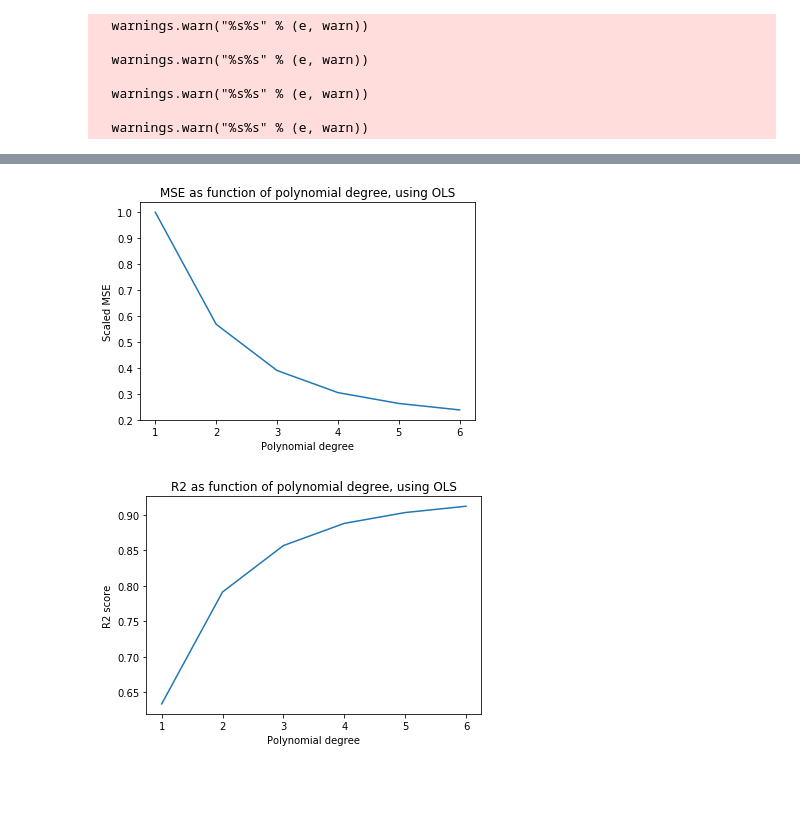
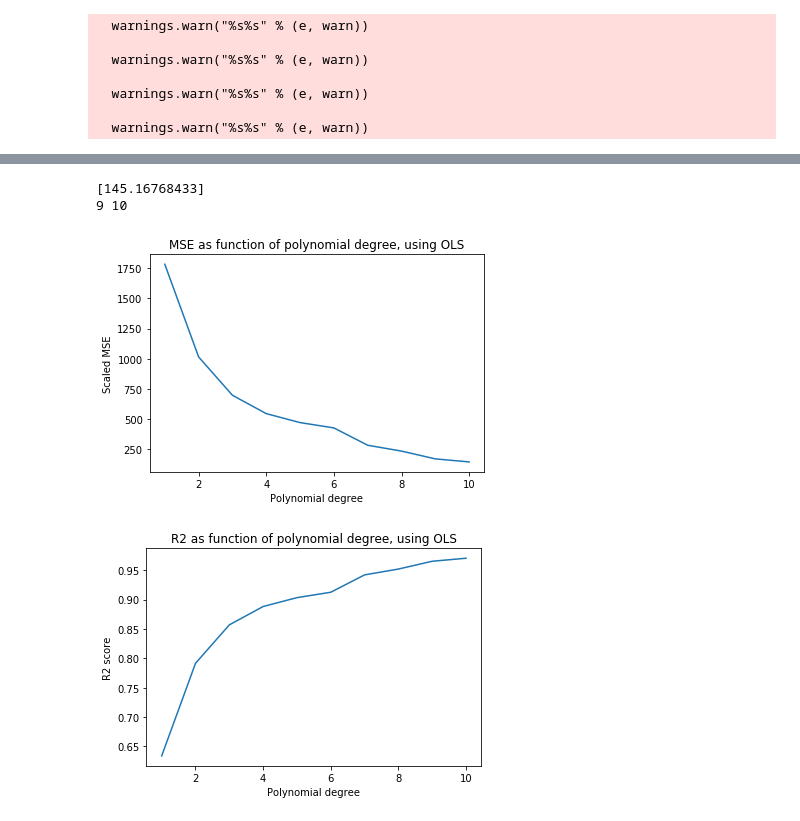
Before and after one commit to jkismul/MachineLearning, a Jupyter notebook: scr/code/project_1.ipynb, the cells around one changed output, grey strips where cells are left out. Drawn from its saved outputs; the diff is of its cells as text; code cells hidden in the pictures; blank space fills up the shorter version.

```diff
--- a/scr/code/project_1.ipynb
+++ b/scr/code/project_1.ipynb
@@ -170,7 +170,7 @@ def kFolds(X,z_n,k,_lambda,method,sigma):
             beta = ols_svd(X_train,z_train,_lambda,'ridge')
             beta_var=VarRidge_betas(X_train,_lambda,sigma)
         if method =='LASSO':
-            lassoing = Lasso(alpha=_lambda,fit_intercept=False, tol = 0.01, max_iter=100000)
+            lassoing = Lasso(alpha=_lambda,fit_intercept=False, tol = 0.01, max_iter=10000000)
             lassoing.fit(X_train,z_train)
             beta=lassoing.coef_
             beta_var=0.
@@ -801,10 +798,0 @@ NameError: name 'z_tilde' is not defined
-# %%
-mpd = 6
-noise_weight_terrain=0.
-mse_values_terr_test=np.zeros(mpd)
-r2_values_terr_test=np.zeros(mpd)
-for i in range(mpd):
-    print("Currently working on polynomial degree {}".format(i+1))
-    X_terr = Model(x_terr,y_terr,i+1)
-    mse_values_terr_test[i] = kFolds(X_terr,terra,k,_lambda,'ols',noise_weight_terrain)[0]
-    r2_values_terr_test[i] = kFolds(X_terr,terra,k,_lambda,'ols',noise_weight_terrain)[2]
@@ -817,0 +799,26 @@ Currently working on polynomial degree 6
+# %%
+    this line stops you from running this cell
+mpd = np.arange(1,11)
+
+noise_weight_terrain=0.
+mse_values_terr_test_ols=np.zeros(len(mpd))
+mse_values_terr_train_ols=np.zeros(len(mpd))
+r2_values_terr_test_ols=np.zeros(len(mpd))
+r2_values_terr_train_ols=np.zeros(len(mpd))
+betas_terr_ols=[]
+beta_var_terr_ols=[]
+mse_min_terra_ols=10**6
+for i,deg in enumerate(mpd):
+    print("Currently working on polynomial degree {}".format(deg))
+    X_terr = Model(x_terr,y_terr,deg)
+    _mse_te_,_mse_tr_,_r2_te_,_r2_tr_,_beta_,_beta_var_ = kFolds(X_terr,terra,k,_lambda,'ols',noise_weight_terrain)
+    mse_values_terr_test_ols[i] = _mse_te_
+    mse_values_terr_train_ols[i] = _mse_tr_
+    r2_values_terr_test_ols[i] = _r2_te_
+    r2_values_terr_train_ols[i] = _r2_tr_
+    betas_terr_ols.append(_beta_)
+    beta_var_terr_ols.append(_beta_var_)
+    mse_here_ols = _mse_te_
+    if mse_here_ols < mse_min_terra_ols:
+            mse_min_terra_ols=mse_here_ols
+            _degree_best_terr_ols = i
@@ -818,18 +836,22 @@ Currently working on polynomial degree 6
 # %%
+print(mse_min_terra_ols)
+print(_degree_best_terr_ols,mpd[_degree_best_terr_ols])
 plt.figure()
-plt.plot(np.arange(1,mpd+1),mse_values_terr_test/(max(mse_values_terr_test)))
+plt.plot(mpd,mse_values_terr_test_ols)#/(max(mse_values_terr_test_ols)))
 plt.xlabel('Polynomial degree')
 plt.ylabel('Scaled MSE')
 plt.title('MSE as function of polynomial degree, using OLS')
 plt.show()
 
 plt.figure()
-plt.plot(np.arange(1,mpd+1),r2_values_terr_test)
+plt.plot(mpd,r2_values_terr_test_ols)
 plt.xlabel('Polynomial degree')
 plt.ylabel('R2 score')
 plt.title('R2 as function of polynomial degree, using OLS')
 plt.show()
 # %% [output]
+[145.16768433]
+9 10
-[figure, old version]
+[figure, new version]
-[figure, old version]
+[figure, new version]
 # %%
```
Also changed, not shown: parts of 7 cells of this notebook.
